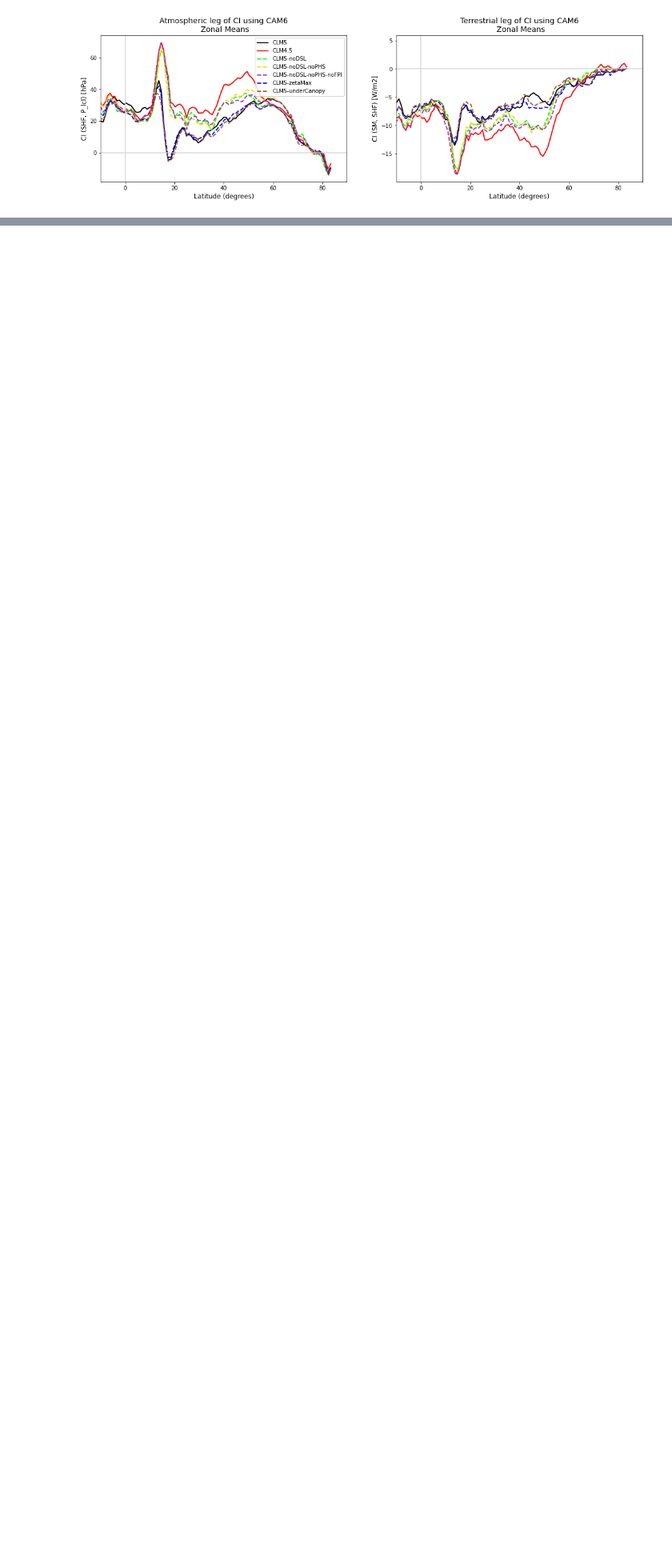
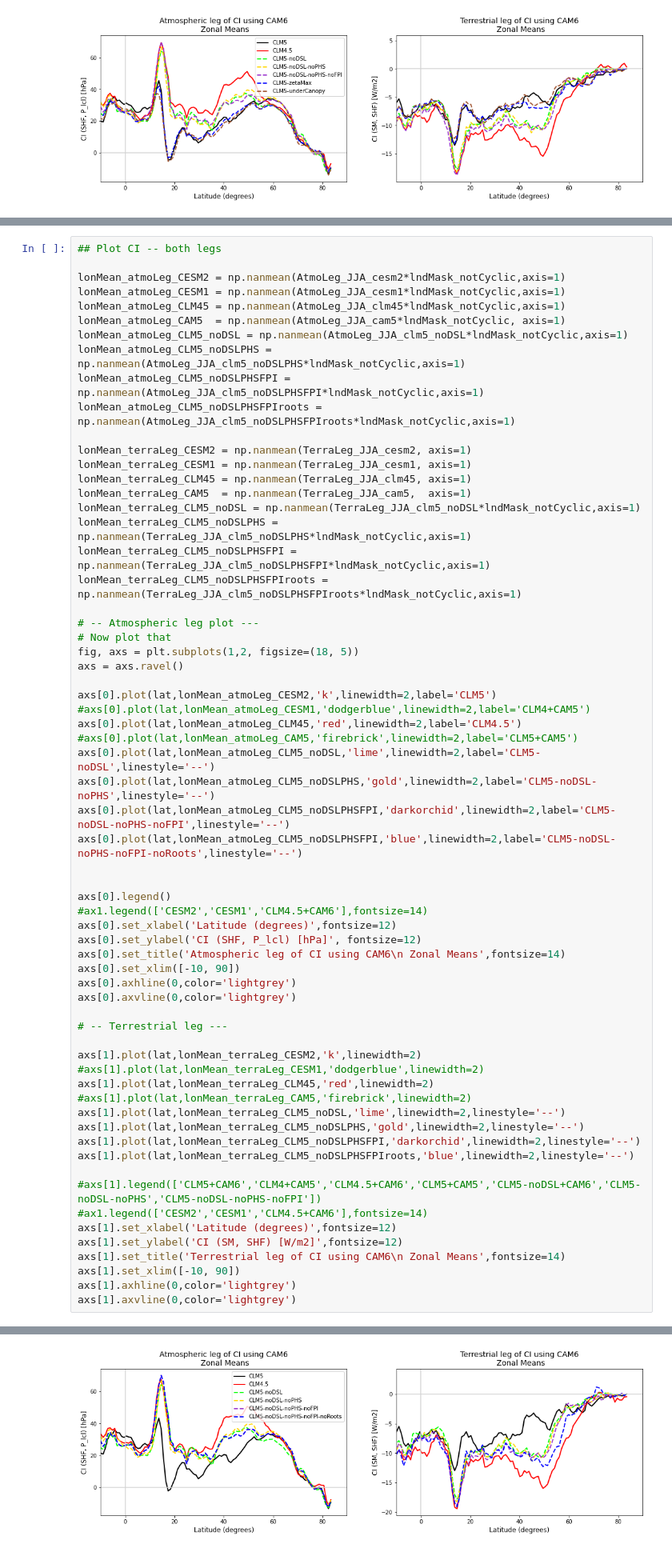
Before and after one commit to megandevlan/Coupling_CAM6CLM5, a Jupyter notebook: CouplingIndex_ModelVersionSensitivity_V2.ipynb, the cells around one changed output, grey strips where cells are left out. Shown at 80% size. Drawn from its saved outputs; the diff is of its cells as text; blank space fills up the shorter version.

```diff
--- a/CouplingIndex_ModelVersionSensitivity_V2.ipynb
+++ b/CouplingIndex_ModelVersionSensitivity_V2.ipynb
@@ -1400,0 +1789,65 @@ axs[1].axvline(0,color='lightgrey')
+# %%
+## Plot CI -- both legs
+
+lonMean_atmoLeg_CESM2 = np.nanmean(AtmoLeg_JJA_cesm2*lndMask_notCyclic,axis=1)
+lonMean_atmoLeg_CESM1 = np.nanmean(AtmoLeg_JJA_cesm1*lndMask_notCyclic,axis=1)
+lonMean_atmoLeg_CLM45 = np.nanmean(AtmoLeg_JJA_clm45*lndMask_notCyclic,axis=1)
+lonMean_atmoLeg_CAM5  = np.nanmean(AtmoLeg_JJA_cam5*lndMask_notCyclic, axis=1)
+lonMean_atmoLeg_CLM5_noDSL = np.nanmean(AtmoLeg_JJA_clm5_noDSL*lndMask_notCyclic,axis=1)
+lonMean_atmoLeg_CLM5_noDSLPHS = np.nanmean(AtmoLeg_JJA_clm5_noDSLPHS*lndMask_notCyclic,axis=1)
+lonMean_atmoLeg_CLM5_noDSLPHSFPI = np.nanmean(AtmoLeg_JJA_clm5_noDSLPHSFPI*lndMask_notCyclic,axis=1)
+lonMean_atmoLeg_CLM5_noDSLPHSFPIroots = np.nanmean(AtmoLeg_JJA_clm5_noDSLPHSFPIroots*lndMask_notCyclic,axis=1)
+
+lonMean_terraLeg_CESM2 = np.nanmean(TerraLeg_JJA_cesm2, axis=1)
+lonMean_terraLeg_CESM1 = np.nanmean(TerraLeg_JJA_cesm1, axis=1)
+lonMean_terraLeg_CLM45 = np.nanmean(TerraLeg_JJA_clm45, axis=1)
+lonMean_terraLeg_CAM5  = np.nanmean(TerraLeg_JJA_cam5,  axis=1)
+lonMean_terraLeg_CLM5_noDSL = np.nanmean(TerraLeg_JJA_clm5_noDSL*lndMask_notCyclic,axis=1)
+lonMean_terraLeg_CLM5_noDSLPHS = np.nanmean(TerraLeg_JJA_clm5_noDSLPHS*lndMask_notCyclic,axis=1)
+lonMean_terraLeg_CLM5_noDSLPHSFPI = np.nanmean(TerraLeg_JJA_clm5_noDSLPHSFPI*lndMask_notCyclic,axis=1)
+lonMean_terraLeg_CLM5_noDSLPHSFPIroots = np.nanmean(TerraLeg_JJA_clm5_noDSLPHSFPIroots*lndMask_notCyclic,axis=1)
+
+# -- Atmospheric leg plot ---
+# Now plot that
+fig, axs = plt.subplots(1,2, figsize=(18, 5))
+axs = axs.ravel()
+
+axs[0].plot(lat,lonMean_atmoLeg_CESM2,'k',linewidth=2,label='CLM5')
+#axs[0].plot(lat,lonMean_atmoLeg_CESM1,'dodgerblue',linewidth=2,label='CLM4+CAM5')
+axs[0].plot(lat,lonMean_atmoLeg_CLM45,'red',linewidth=2,label='CLM4.5')
+#axs[0].plot(lat,lonMean_atmoLeg_CAM5,'firebrick',linewidth=2,label='CLM5+CAM5')
+axs[0].plot(lat,lonMean_atmoLeg_CLM5_noDSL,'lime',linewidth=2,label='CLM5-noDSL',linestyle='--')
+axs[0].plot(lat,lonMean_atmoLeg_CLM5_noDSLPHS,'gold',linewidth=2,label='CLM5-noDSL-noPHS',linestyle='--')
+axs[0].plot(lat,lonMean_atmoLeg_CLM5_noDSLPHSFPI,'darkorchid',linewidth=2,label='CLM5-noDSL-noPHS-noFPI',linestyle='--')
+axs[0].plot(lat,lonMean_atmoLeg_CLM5_noDSLPHSFPI,'blue',linewidth=2,label='CLM5-noDSL-noPHS-noFPI-noRoots',linestyle='--')
+
+
+axs[0].legend()
+#ax1.legend(['CESM2','CESM1','CLM4.5+CAM6'],fontsize=14)
+axs[0].set_xlabel('Latitude (degrees)',fontsize=12)
+axs[0].set_ylabel('CI (SHF, P_lcl) [hPa]', fontsize=12)
+axs[0].set_title('Atmospheric leg of CI using CAM6\n Zonal Means',fontsize=14)
+axs[0].set_xlim([-10, 90])
+axs[0].axhline(0,color='lightgrey')
+axs[0].axvline(0,color='lightgrey')
+
+# -- Terrestrial leg ---
+
+axs[1].plot(lat,lonMean_terraLeg_CESM2,'k',linewidth=2)
+#axs[1].plot(lat,lonMean_terraLeg_CESM1,'dodgerblue',linewidth=2)
+axs[1].plot(lat,lonMean_terraLeg_CLM45,'red',linewidth=2)
+#axs[1].plot(lat,lonMean_terraLeg_CAM5,'firebrick',linewidth=2)
+axs[1].plot(lat,lonMean_terraLeg_CLM5_noDSL,'lime',linewidth=2,linestyle='--')
+axs[1].plot(lat,lonMean_terraLeg_CLM5_noDSLPHS,'gold',linewidth=2,linestyle='--')
+axs[1].plot(lat,lonMean_terraLeg_CLM5_noDSLPHSFPI,'darkorchid',linewidth=2,linestyle='--')
+axs[1].plot(lat,lonMean_terraLeg_CLM5_noDSLPHSFPIroots,'blue',linewidth=2,linestyle='--')
+
+#axs[1].legend(['CLM5+CAM6','CLM4+CAM5','CLM4.5+CAM6','CLM5+CAM5','CLM5-noDSL+CAM6','CLM5-noDSL-noPHS','CLM5-noDSL-noPHS-noFPI'])
+#ax1.legend(['CESM2','CESM1','CLM4.5+CAM6'],fontsize=14)
+axs[1].set_xlabel('Latitude (degrees)',fontsize=12)
+axs[1].set_ylabel('CI (SM, SHF) [W/m2]',fontsize=12)
+axs[1].set_title('Terrestrial leg of CI using CAM6\n Zonal Means',fontsize=14)
+axs[1].set_xlim([-10, 90])
+axs[1].axhline(0,color='lightgrey')
+axs[1].axvline(0,color='lightgrey')
+# %% [output]
@@ -1401,3 +1855,4 @@ axs[1].axvline(0,color='lightgrey')
+[figure, added]
 # %% [markdown]
 ### Final figure build up sequence:
 # %%
```
Also changed, not shown: parts of 40 cells of this notebook, 1 other file.
